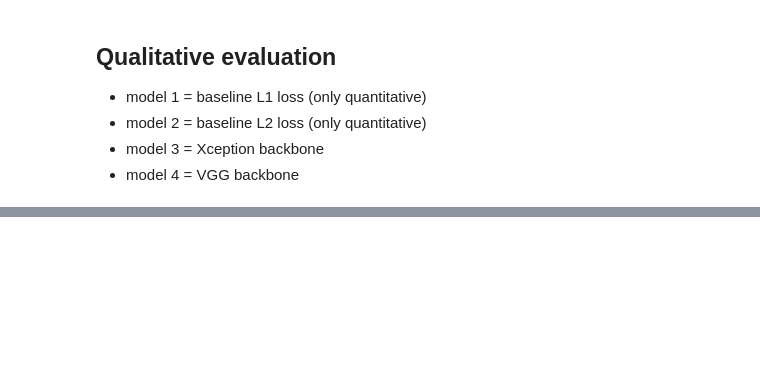
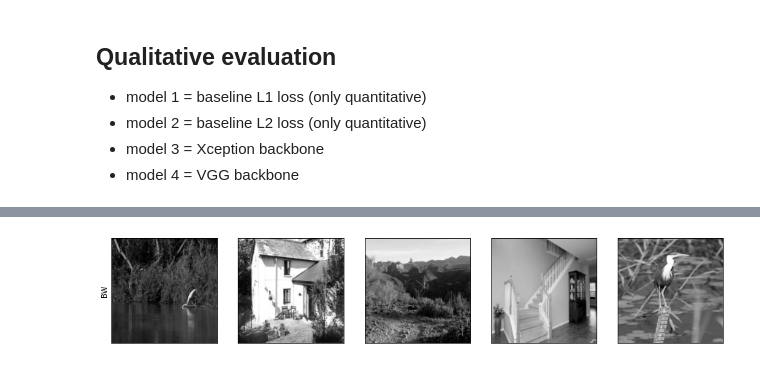
Before and after one commit to AndreasLH/Image-Colourization, a Jupyter notebook: evaluation.ipynb, the cells around one changed output, grey strips where cells are left out. Drawn from its saved outputs; the diff is of its cells as text; code cells hidden in the pictures; blank space fills up the shorter version.

```diff
--- a/evaluation.ipynb
+++ b/evaluation.ipynb
@@ -247,14 +286,16 @@ plt.savefig("figs/preds.png",dpi=300)
 # %%
 #reference
 fig, axs = plt.subplots(1, n_pics, figsize=(15,5))
 refs = ['BW']
 for i, eval_img in enumerate(eval_dl):
     L, ab = eval_img['L'], eval_img['ab']
-    fake_img = lab_to_BW(L, ab)[0,:,:,:]
+    fake_img = lab_to_BW(L)
     axs[i].imshow(fake_img,cmap='gray')
     if i%n_pics == 0:
         axs[i].set_ylabel(refs[0])
     # disabling ticks by setting ticks to an empty list
     axs[i].set_xticks([])
     axs[i].set_yticks([])
 plt.savefig("figs/preds_BW.png",dpi=300)
+# %% [output]
+[figure, added]
```
Also changed, not shown: parts of 14 cells of this notebook, 6 other files.
